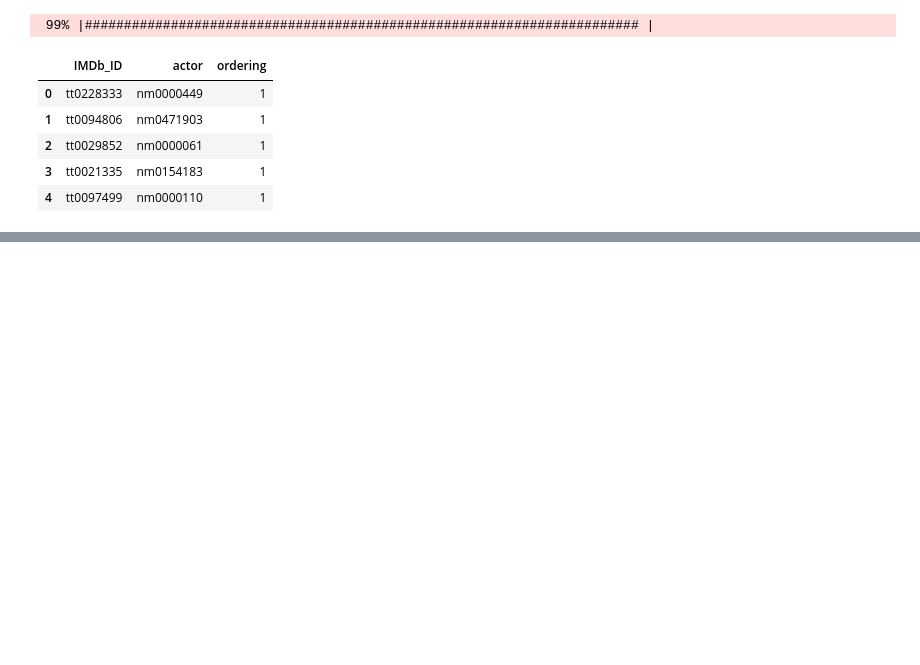
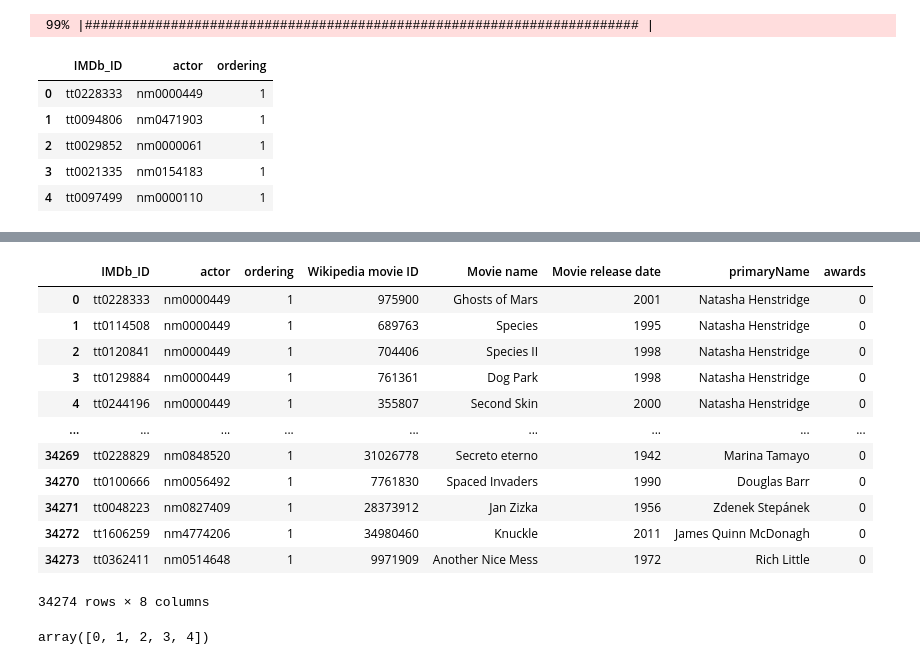
Before and after one commit to epfl-ada/ada-2023-project-dromadaire, a Jupyter notebook: P2.ipynb, the cells around one changed output, grey strips where cells are left out. Drawn from its saved outputs; the diff is of its cells as text; code cells hidden in the pictures; blank space fills up the shorter version.

```diff
--- a/P2.ipynb
+++ b/P2.ipynb
@@ -278,0 +375,7 @@ movies.head()
+# %%
+def count_awards(actor_name, year, win):
+    filtered = kaggle_awards.query("year_film < {} & winner == {} & name == \"{}\"".format(year, win, actor_name))
+    return len(filtered)
+# %%
+# Takes ~40 seconds
+actors['awards'] = [count_awards(row['primaryName'], row['Movie release date'], True) for (index, row) in actors.iterrows()]
@@ -278,0 +396,20 @@ movies.head()
+# %%
+actors
+# %% [output]
+|  | IMDb_ID | actor | ordering | Wikipedia movie ID | Movie name | Movie release date | primaryName | awards |
+| 0 | tt0228333 | nm0000449 | 1 | 975900 | Ghosts of Mars | 2001 | Natasha Henstridge | 0 |
+| 1 | tt0114508 | nm0000449 | 1 | 689763 | Species | 1995 | Natasha Henstridge | 0 |
+| 2 | tt0120841 | nm0000449 | 1 | 704406 | Species II | 1998 | Natasha Henstridge | 0 |
+| 3 | tt0129884 | nm0000449 | 1 | 761361 | Dog Park | 1998 | Natasha Henstridge | 0 |
+| 4 | tt0244196 | nm0000449 | 1 | 355807 | Second Skin | 2000 | Natasha Henstridge | 0 |
+| ... | ... | ... | ... | ... | ... | ... | ... | ... |
+| 34269 | tt0228829 | nm0848520 | 1 | 31026778 | Secreto eterno | 1942 | Marina Tamayo | 0 |
+| 34270 | tt0100666 | nm0056492 | 1 | 7761830 | Spaced Invaders | 1990 | Douglas Barr | 0 |
+| 34271 | tt0048223 | nm0827409 | 1 | 28373912 | Jan Zizka | 1956 | Zdenek Stepánek | 0 |
+| 34272 | tt1606259 | nm4774206 | 1 | 34980460 | Knuckle | 2011 | James Quinn McDonagh | 0 |
+| 34273 | tt0362411 | nm0514648 | 1 | 9971909 | Another Nice Mess | 1972 | Rich Little | 0 |
+34274 rows × 8 columns
+# %%
+actors.awards.unique()
+# %% [output]
+array([0, 1, 2, 3, 4])
```
Also changed, not shown: parts of 14 cells of this notebook, 1 other file.
